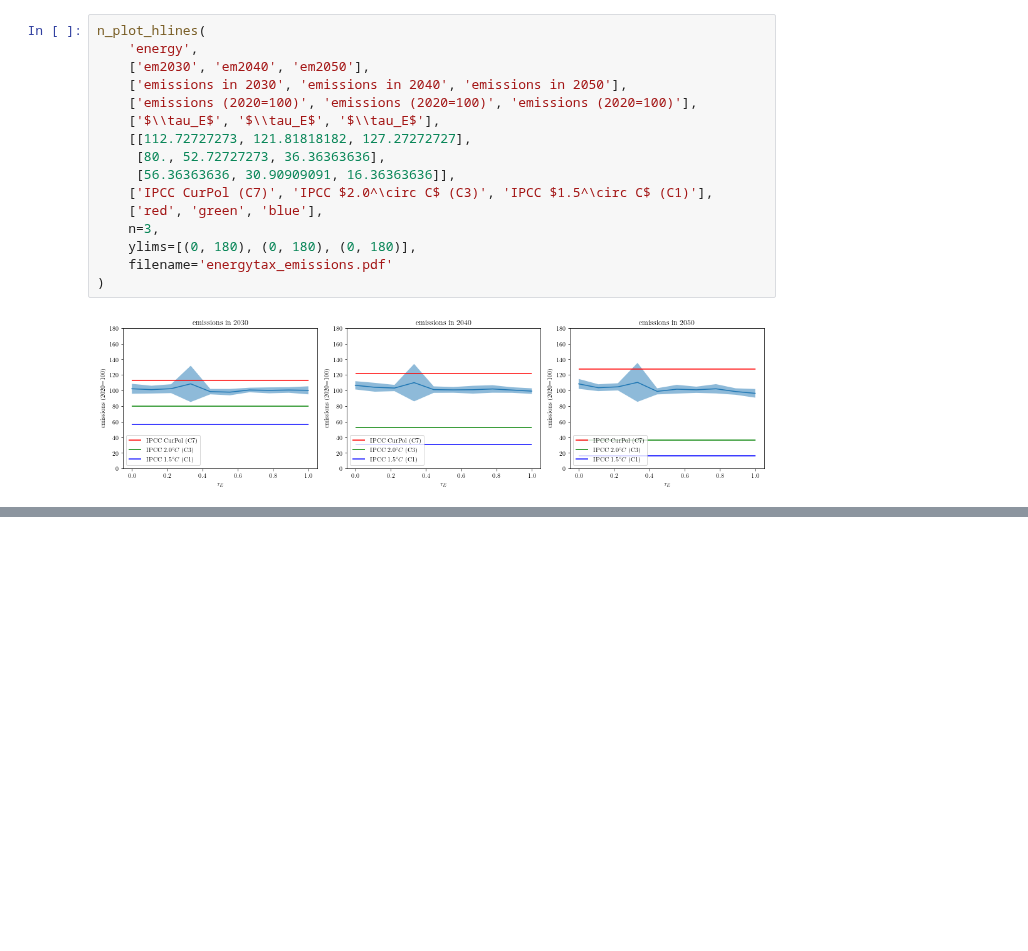
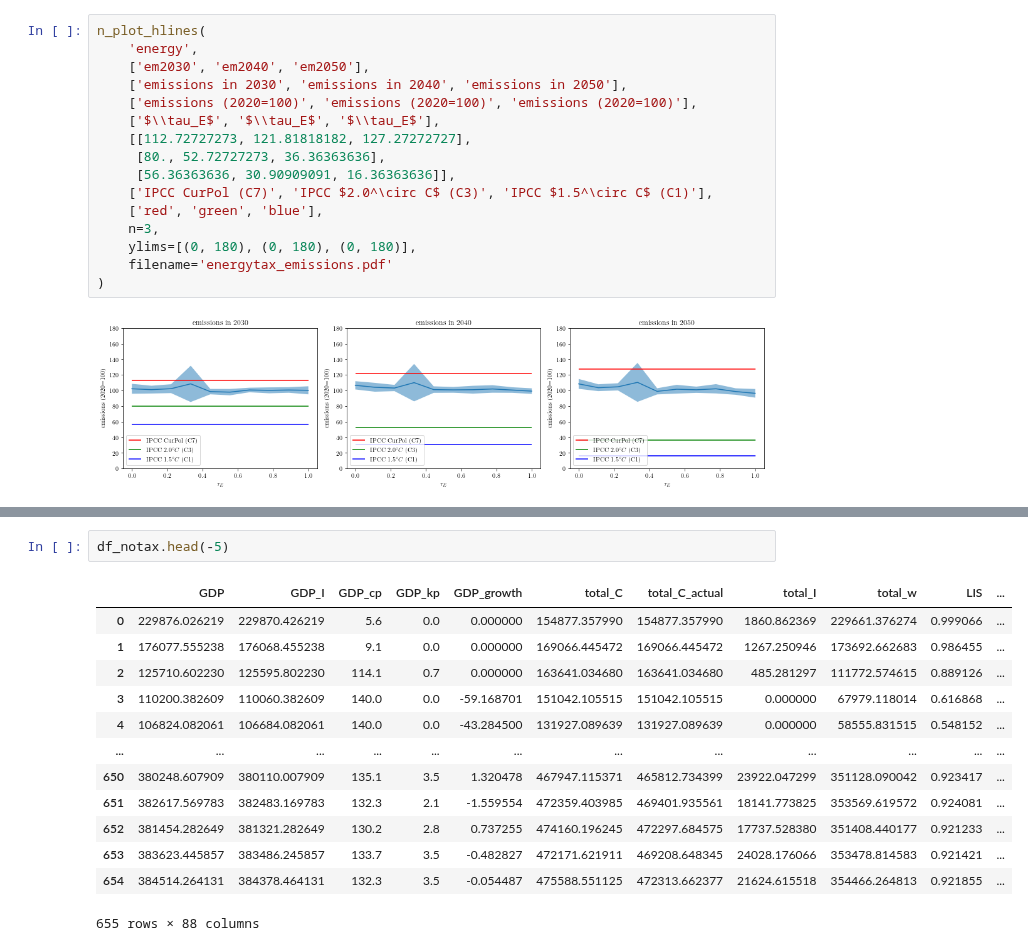
Before and after one commit to Tarsatir/Capsule_Climate, a Jupyter notebook: plotting/plot_ofatexp.ipynb, the cells around one changed output, grey strips where cells are left out. Drawn from its saved outputs; the diff is of its cells as text; blank space fills up the shorter version.

```diff
--- a/plotting/plot_ofatexp.ipynb
+++ b/plotting/plot_ofatexp.ipynb
@@ -243,0 +310,16 @@ n_plot_hlines(
+# %%
+df_notax.head(-5)
+# %% [output]
+|  | GDP | GDP_I | GDP_cp | GDP_kp | GDP_growth | total_C | total_C_actual | total_I | total_w | LIS | ... |
+| 0 | 229876.026219 | 229870.426219 | 5.6 | 0.0 | 0.000000 | 154877.357990 | 154877.357990 | 1860.862369 | 229661.376274 | 0.999066 | ... |
+| 1 | 176077.555238 | 176068.455238 | 9.1 | 0.0 | 0.000000 | 169066.445472 | 169066.445472 | 1267.250946 | 173692.662683 | 0.986455 | ... |
+| 2 | 125710.602230 | 125595.802230 | 114.1 | 0.7 | 0.000000 | 163641.034680 | 163641.034680 | 485.281297 | 111772.574615 | 0.889126 | ... |
+| 3 | 110200.382609 | 110060.382609 | 140.0 | 0.0 | -59.168701 | 151042.105515 | 151042.105515 | 0.000000 | 67979.118014 | 0.616868 | ... |
+| 4 | 106824.082061 | 106684.082061 | 140.0 | 0.0 | -43.284500 | 131927.089639 | 131927.089639 | 0.000000 | 58555.831515 | 0.548152 | ... |
+| ... | ... | ... | ... | ... | ... | ... | ... | ... | ... | ... | ... |
+| 650 | 380248.607909 | 380110.007909 | 135.1 | 3.5 | 1.320478 | 467947.115371 | 465812.734399 | 23922.047299 | 351128.090042 | 0.923417 | ... |
+| 651 | 382617.569783 | 382483.169783 | 132.3 | 2.1 | -1.559554 | 472359.403985 | 469401.935561 | 18141.773825 | 353569.619572 | 0.924081 | ... |
+| 652 | 381454.282649 | 381321.282649 | 130.2 | 2.8 | 0.737255 | 474160.196245 | 472297.684575 | 17737.528380 | 351408.440177 | 0.921233 | ... |
+| 653 | 383623.445857 | 383486.245857 | 133.7 | 3.5 | -0.482827 | 472171.621911 | 469208.648345 | 24028.176066 | 353478.814583 | 0.921421 | ... |
+| 654 | 384514.264131 | 384378.464131 | 132.3 | 3.5 | -0.054487 | 475588.551125 | 472313.662377 | 21624.615518 | 354466.264813 | 0.921855 | ... |
+655 rows × 88 columns
```
Also changed, not shown: parts of 7 cells of this notebook, 16 other files.
